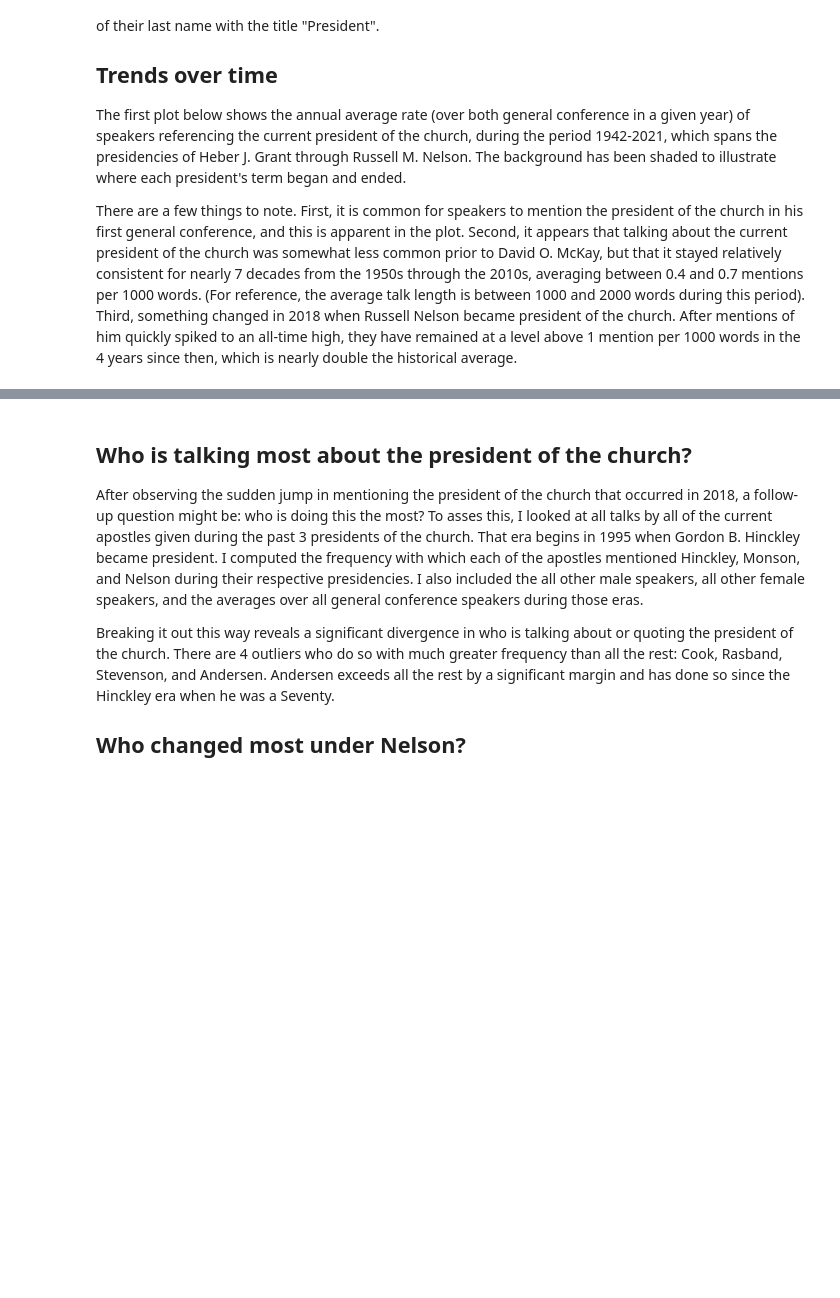
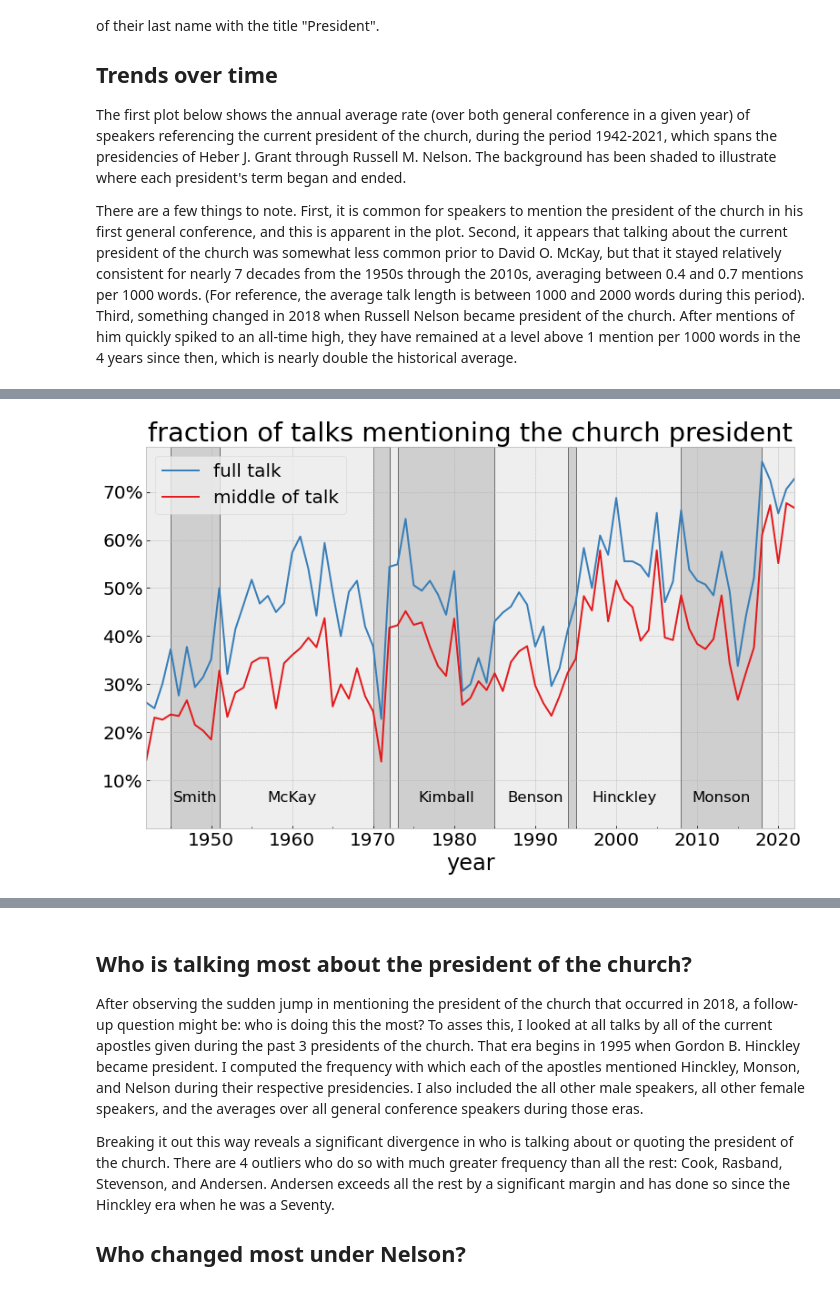
Before and after one commit to qhspencer/lds-data-analysis, a Jupyter notebook: notebooks/Presidents.ipynb, the cells around one changed output, grey strips where cells are left out. Saved outputs shown, nothing was run; the diff lists cells and outputs as text; code cells hidden in the pictures; blank space fills up the shorter version.

```diff
--- a/notebooks/Presidents.ipynb
+++ b/notebooks/Presidents.ipynb
@@ -108,0 +119,16 @@ add_president_terms()
+# %%
+npm = pres_df[pres_df['author']!=pres_df['president']]
+results = npm.groupby('year')[['mention_current_full', 'mention_current_mid']].mean()
+
+#ax = results['mention_current_full'].plot(
+ax = results.plot(
+    ylim=[0, None],
+    title='fraction of talks mentioning the church president')
+
+pl.legend(['full talk', 'middle of talk'])
+ticks = np.arange(0.1, 0.8, 0.1)
+ax.set_yticks(ticks, [f'{t*100:.0f}%' for t in ticks])
+add_president_terms()
+add_president_names(0.05)
+# %% [output]
+[figure, added]
```
Also changed, not shown: parts of 7 cells of this notebook, 11 other files.
